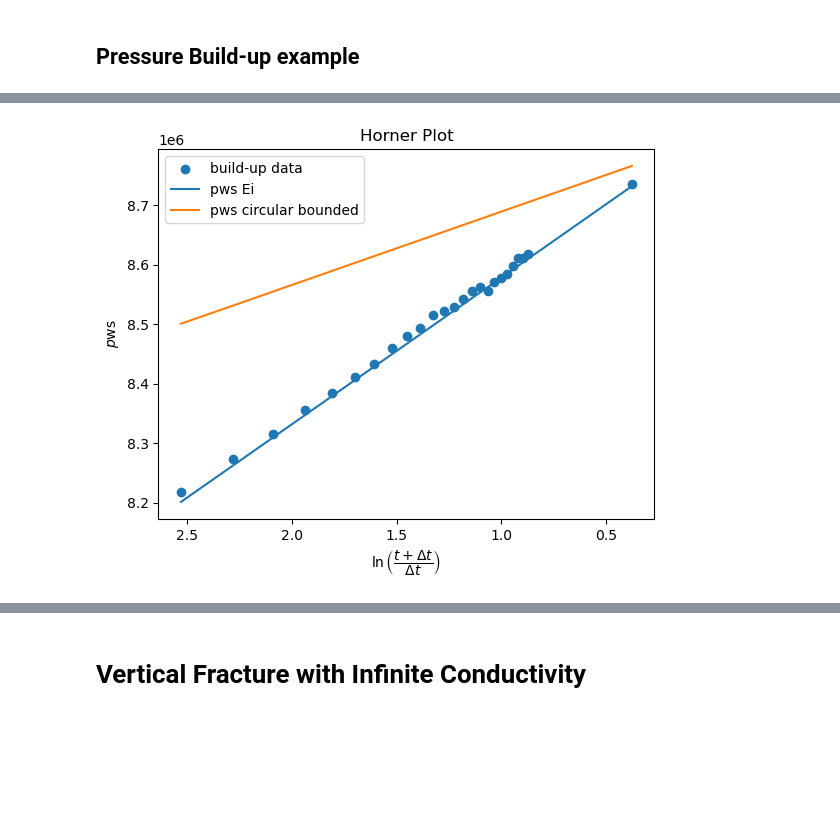
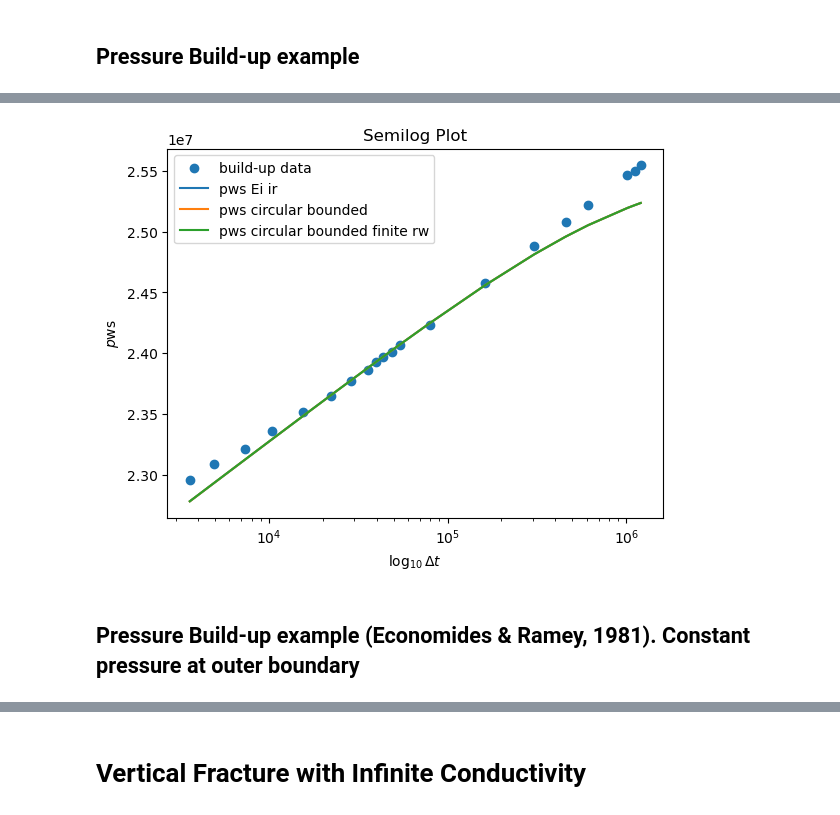
Before and after one commit to Leo-kp/Analytical_Pressures, a Jupyter notebook: Analytical_p.ipynb, the cells around one changed output, grey strips where cells are left out. Cells and saved outputs as stored; diff of their text form; code cells hidden in the pictures; blank space fills up the shorter version.

```diff
--- a/Analytical_p.ipynb
+++ b/Analytical_p.ipynb
@@ -76,5 +95,6 @@ $$ p_\mathrm{wD} \left(    \Delta t \right) = \dfrac{4k \left(   \Delta t\right)
 # %%
-table_vw_bcr_rdat=pd.read_csv(cwd/"Example_vw_bcr_CB-161_rdata.csv")
+table_vw_bcr_rdat=pd.read_csv(cwd/"Example_vw_bcr_Well-A_rdata.csv")
+table_vw_bcr_build=pd.read_csv(cwd/"Example_vw_bcr_Well-A_build.csv")
 # %%
 converted_values = []
 converted_units = []
@@ -87,3 +107,8 @@ for index, row in table_vw_bcr_rdat_si.iterrows():
 
 table_vw_bcr_rdat_si['Value'] = converted_values
 table_vw_bcr_rdat_si['Unit'] = converted_units
+
+table_vw_bcr_build_si=table_vw_bcr_build.copy()
+table_vw_bcr_build_si["delta_t"],_=conv_eng_si(table_vw_bcr_build_si["delta_t"],"h")
+table_vw_bcr_build_si["tdt"],_=conv_eng_si(table_vw_bcr_build_si["tdt"],"h")
+table_vw_bcr_build_si["pws"],_=conv_eng_si(table_vw_bcr_build_si["pws"],"psi")
@@ -97,27 +115,44 @@ pws=pws_vw_bcr(
 # %%
 fig2, ax1= plt.subplots()
-x_data=np.log(table_vw_ir_build_si["t_dt"])
-ax1.scatter(x_data,table_vw_ir_build_si["pws"],label="build-up data")
-ax1.invert_xaxis()
+#x_data=table_vw_bcr_build_si["t_dt"]
+x_data=table_vw_bcr_build_si["delta_t"]
+ax1.scatter(x_data,table_vw_bcr_build_si["pws"],label="build-up data")
+#ax1.invert_xaxis()
 
-ax1.set_title("Horner Plot")
-ax1.set_xlabel(r"$\ln \left( \dfrac{t + \Delta t}{\Delta t} \right)$")
+ax1.set_title("Semilog Plot")
+#ax1.set_xlabel(r"$\ln \left( \dfrac{t + \Delta t}{\Delta t} \right)$")
+ax1.set_xlabel(r"$\log_{10} \Delta t$")
 ax1.set_ylabel("$p$ws")
 
-k=1.57e-13
+k=5.29977651e-16
+#k=1.01653069e-15
+#k=2.81653069e-17
 
-pws=pws_vw_ir(table_vw_ir_rdat_si,table_vw_ir_build_si,k)
-ax1.plot(x_data,pws,label="pws Ei ")
+
+pws=pws_vw_ir(table_vw_bcr_rdat_si,table_vw_bcr_build_si,k)
+ax1.plot(x_data,pws,label="pws Ei ir ")
 
 pwsc=pws_vw_bcr(
     table_vw_bcr_rdat_si,
-    table_vw_ir_build_si,
-    k=k
+    table_vw_bcr_build_si,
+    k=k,
+    N_terms=100
 )
 ax1.plot(x_data,pwsc,label="pws circular bounded")
 
+pwsc_f=pws_vw_bfcr(
+    table_vw_bcr_rdat_si,
+    table_vw_bcr_build_si,
+    k=k,
+    N_terms=100
+)
+ax1.plot(x_data,pwsc_f,label="pws circular bounded finite rw")
+
 plt.legend()
-
+ax1.set_xscale("log")
+#ax1.set_yscale("log")
 plt.show()
 # %% [output]
-[figure, old version]
+[figure, new version]
+# %% [markdown]
+## Pressure Build-up example (Economides & Ramey, 1981). Constant pressure at outer boundary
```
Also changed, not shown: parts of 13 cells of this notebook, 8 other files.
